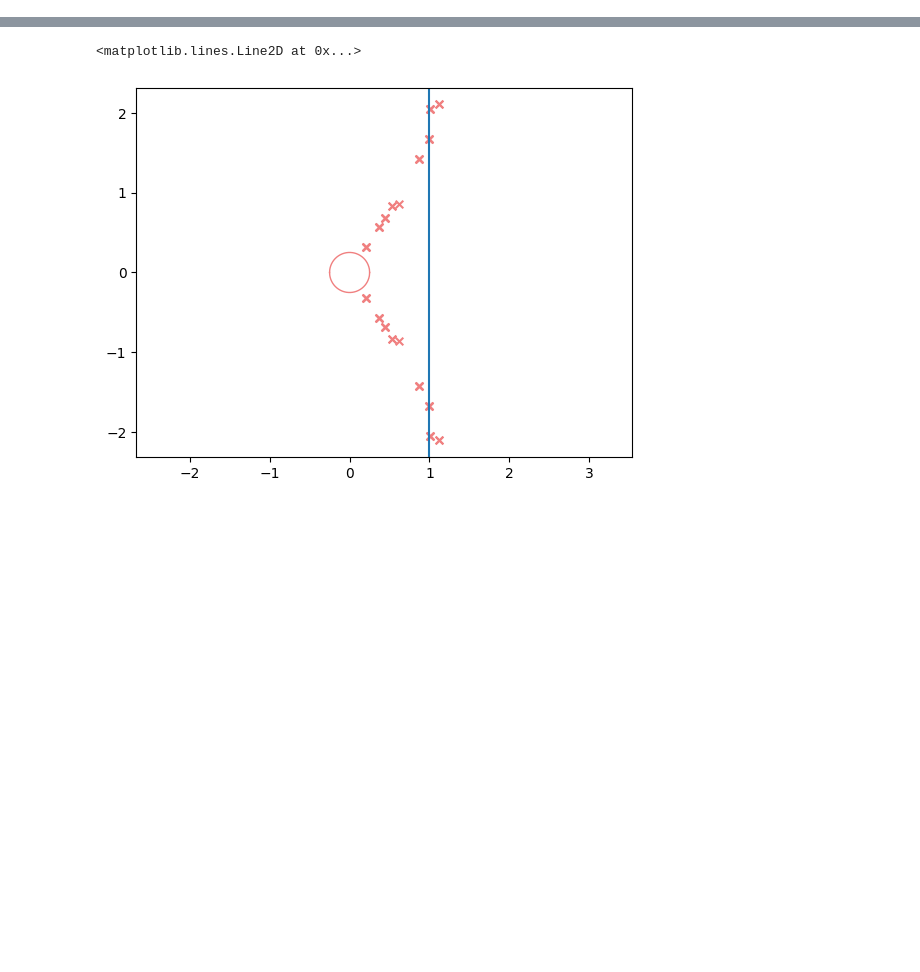
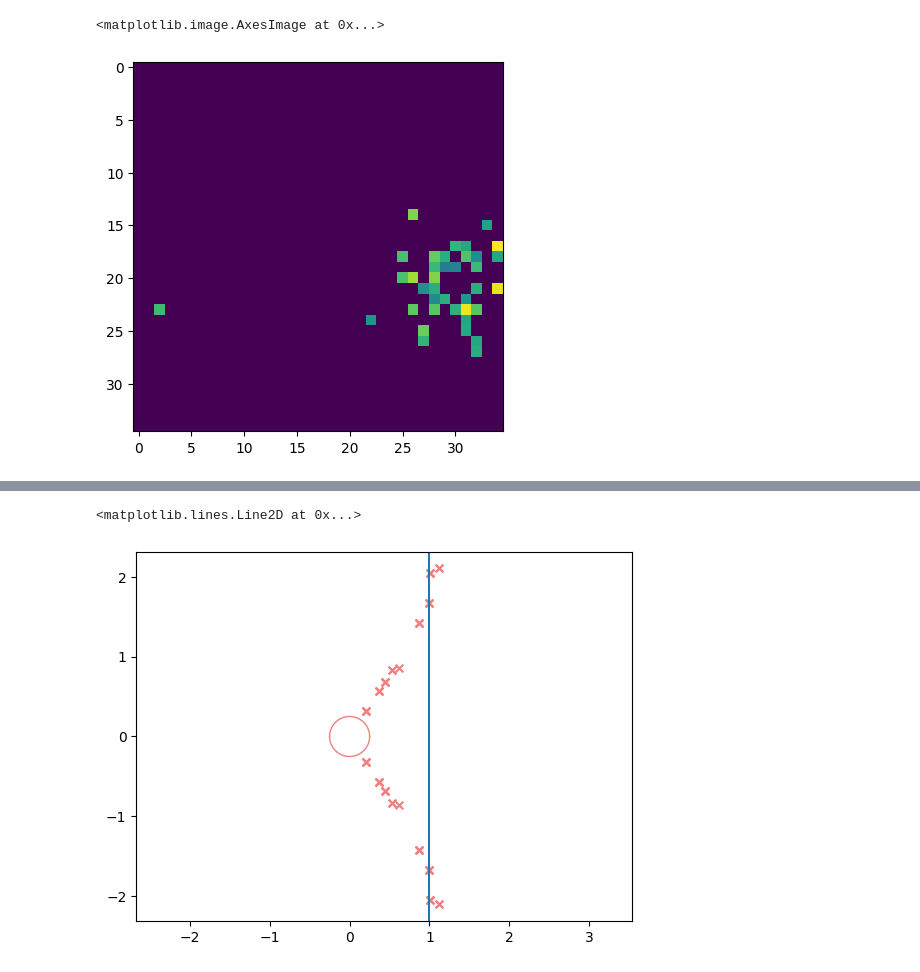
Before and after one commit to huang-yh20/spatial-linear-project, a Jupyter notebook: code/phase/try_phase_exp.ipynb, the cells around one changed output, grey strips where cells are left out. Saved outputs shown, nothing was run; the diff lists cells and outputs as text; code cells hidden in the pictures; blank space fills up the shorter version.

```diff
--- a/code/phase/try_phase_exp.ipynb
+++ b/code/phase/try_phase_exp.ipynb
@@ -48,3 +48,11 @@ def generate_params_phase_d_II_g_bar_IE(trial1:int, trial2:int, trial_num:int =
         g_EE = g_EE, g_EI = g_EI, g_IE = g_IE, g_II = g_II
         )
     return p_net
+# %%
+p_net = generate_params_phase_try(0,0)
+J_spa = generate_net_sparse(p_net)
+# %%
+J = J_spa.toarray()
+# %% [output]
+<matplotlib.image.AxesImage at 0x...>
+[figure, added]
```
Also changed, not shown: parts of 2 cells of this notebook, 5 other files.
